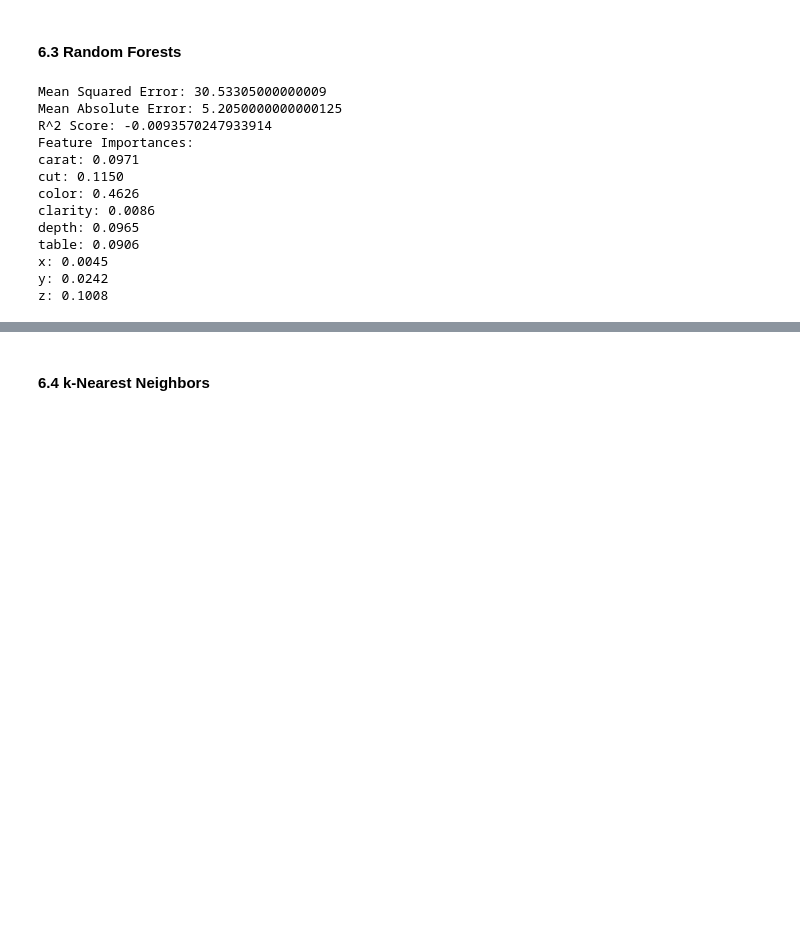
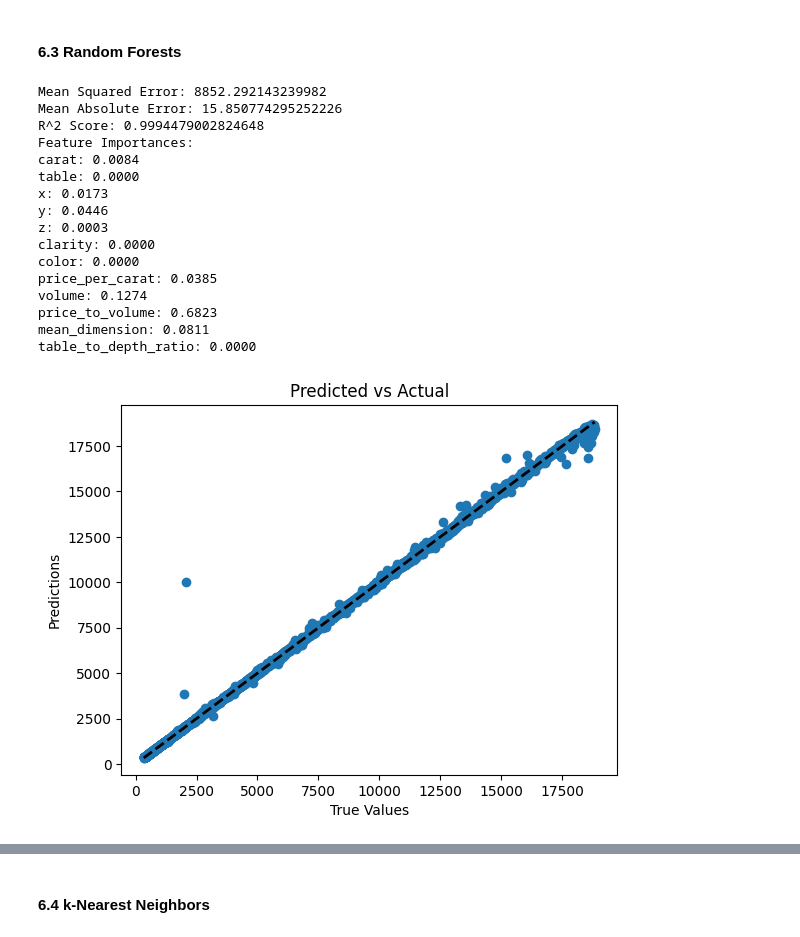
Before and after one commit to DanysHub/DataScienceProject1, a Jupyter notebook: DataScienceProject29.12.2024/DataScienceProject.ipynb, the cells around one changed output, grey strips where cells are left out. Cells and saved outputs as stored; diff of their text form; code cells hidden in the pictures; blank space fills up the shorter version.

```diff
--- a/DataScienceProject29.12.2024/DataScienceProject.ipynb
+++ b/DataScienceProject29.12.2024/DataScienceProject.ipynb
@@ -1107,47 +685,53 @@ Mean Squared Error: 34.765625
 # %%
 import pandas as pd
 from sklearn.model_selection import train_test_split
 from sklearn.ensemble import RandomForestRegressor
 from sklearn.metrics import mean_squared_error, mean_absolute_error, r2_score
 from sklearn.preprocessing import LabelEncoder
 
-X = df.drop("price", axis=1)
-y = df["price"]
-
-# Split the data into training and testing sets
-X_train, X_test, y_train, y_test = train_test_split(X, y, test_size=0.2, random_state=42)
 
 # Initialize and train the Random Forest model
 regressor = RandomForestRegressor(n_estimators=100, random_state=42)
 regressor.fit(X_train, y_train)
 
 # Make predictions
 y_pred = regressor.predict(X_test)
 
 # Evaluate the model
 mse = mean_squared_error(y_test, y_pred)
 mae = mean_absolute_error(y_test, y_pred)
 r2 = r2_score(y_test, y_pred)
 
 print("Mean Squared Error:", mse)
 print("Mean Absolute Error:", mae)
 print("R^2 Score:", r2)
 
 # Feature importance
 print("Feature Importances:")
 for feature, importance in zip(X.columns, regressor.feature_importances_):
     print(f"{feature}: {importance:.4f}")
+
+plt.scatter(y_test, y_pred)
+plt.plot([y_test.min(), y_test.max()], [y_test.min(), y_test.max()], 'k--', lw=2)
+plt.xlabel('True Values')
+plt.ylabel('Predictions')
+plt.title('Predicted vs Actual')
+plt.show()
 # %% [output]
-Mean Squared Error: 30.53305000000009
-Mean Absolute Error: 5.2050000000000125
-R^2 Score: -0.0093570247933914
+Mean Squared Error: 8852.292143239982
+Mean Absolute Error: 15.850774295252226
+R^2 Score: 0.9994479002824648
 Feature Importances:
-carat: 0.0971
-cut: 0.1150
-color: 0.4626
-clarity: 0.0086
-depth: 0.0965
-table: 0.0906
-x: 0.0045
-y: 0.0242
-z: 0.1008
+carat: 0.0084
+table: 0.0000
+x: 0.0173
+y: 0.0446
+z: 0.0003
+clarity: 0.0000
+color: 0.0000
+price_per_carat: 0.0385
+volume: 0.1274
+price_to_volume: 0.6823
+mean_dimension: 0.0811
+table_to_depth_ratio: 0.0000
+[figure, added]
```
Also changed, not shown: parts of 42 cells of this notebook.
